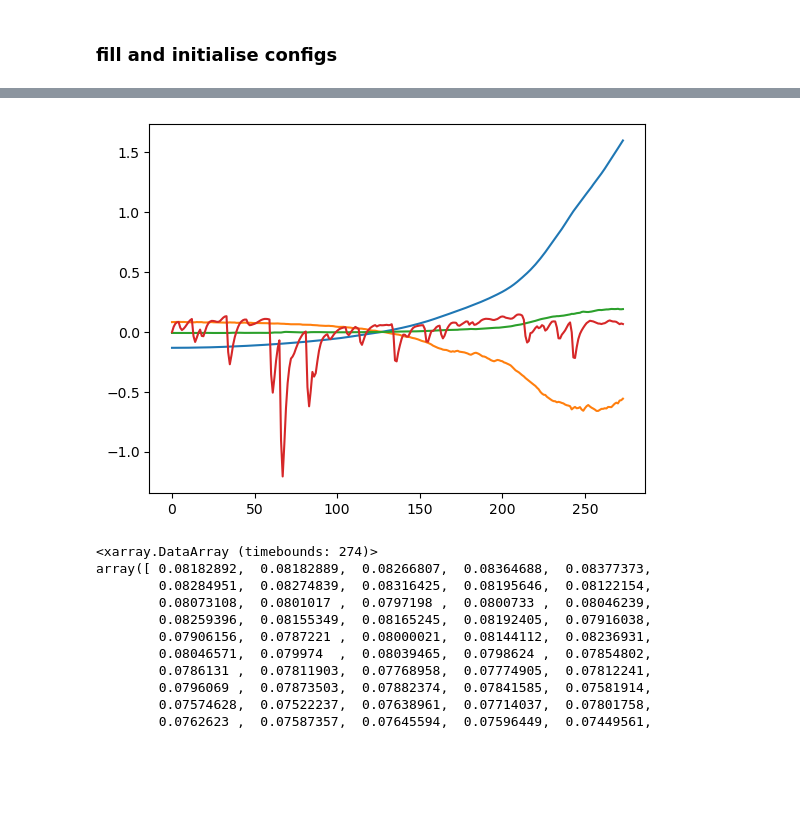
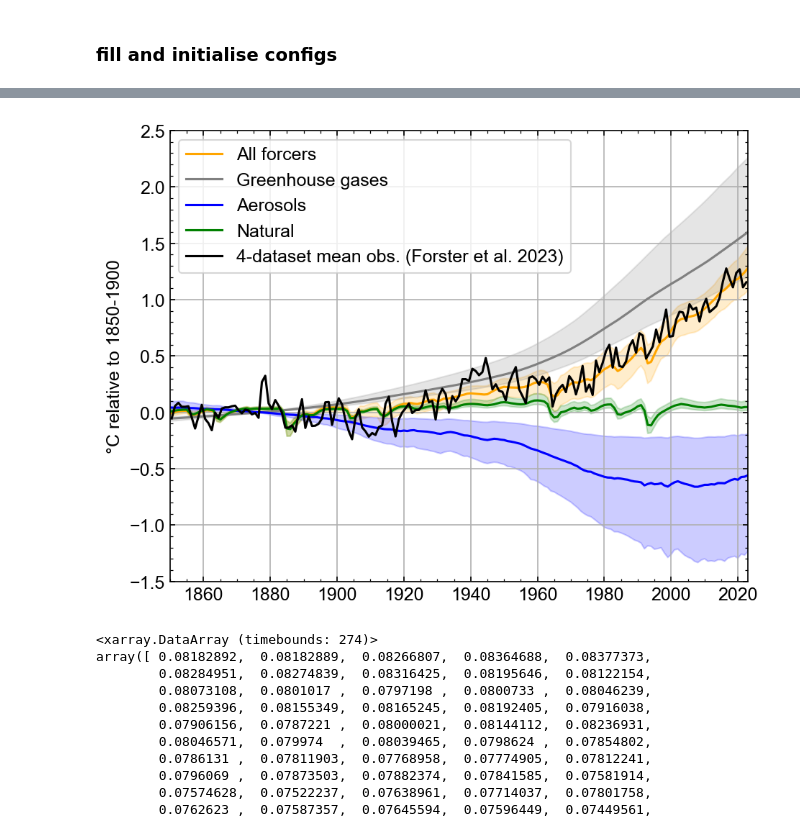
Before and after one commit to chrisroadmap/temperature-attribution, a Jupyter notebook: notebooks/run.ipynb, the cells around one changed output, grey strips where cells are left out. Saved outputs shown, nothing was run; the diff lists cells and outputs as text; code cells hidden in the pictures; blank space fills up the shorter version.

Commit message:
improve plot

```diff
--- a/notebooks/run.ipynb
+++ b/notebooks/run.ipynb
@@ -20,6 +20,8 @@ import matplotlib.pyplot as pl
 import numpy as np
 import pandas as pd
 import xarray as xr
+# %%
+pl.style.use('../defaults.mplstyle')
 # %%
 output_ensemble_size=841
 # %%
@@ -605,3 +605,6 @@ temp_other = (
     )
 )
 temp_all = ff.temperature.sel(scenario="all", layer=0) - ff.temperature.sel(scenario="all", layer=0, timebounds=base).mean(dim='timebounds')
+# %%
+df_obs = pd.read_csv('../data/observations/IGCC_GMST_1850-2022.csv', index_col=0)
+df_obs
@@ -608,10 +632,31 @@ temp_all = ff.temperature.sel(scenario="all", layer=0) - ff.temperature.sel(scen
 # %%
-pl.plot(temp_ghgs.median(dim="config"));
-pl.plot(temp_aerosols.median(dim="config"));
-pl.plot(temp_other.median(dim="config"));
-pl.plot(temp_natural.median(dim="config"));
+pl.fill_between(np.arange(1750, 2024), temp_all.quantile(0.05, dim="config"), temp_all.quantile(0.95, dim="config"), color='orange', alpha=0.2, lw=1)
+pl.plot(np.arange(1750, 2024), temp_all.median(dim="config"), color='orange', label='All forcers');
+
+pl.fill_between(np.arange(1750, 2024), temp_ghgs.quantile(0.05, dim="config"), temp_ghgs.quantile(0.95, dim="config"), color='0.5', alpha=0.2, lw=1)
+pl.plot(np.arange(1750, 2024), temp_ghgs.median(dim="config"), color='0.5', label='Greenhouse gases');
+
+pl.fill_between(np.arange(1750, 2024), temp_aerosols.quantile(0.05, dim="config"), temp_aerosols.quantile(0.95, dim="config"), color='blue', alpha=0.2, lw=1)
+pl.plot(np.arange(1750, 2024), temp_aerosols.median(dim="config"), color='blue', label='Aerosols');
+
+#pl.plot(np.arange(1750, 2024), temp_other.median(dim="config"), color='green')
+
+pl.fill_between(np.arange(1750, 2024), temp_natural.quantile(0.05, dim="config"), temp_natural.quantile(0.95, dim="config"), color='green', alpha=0.2, lw=1)
+pl.plot(np.arange(1750, 2024), temp_natural.median(dim="config"), color='green', label='Natural');
+pl.plot(df_obs.gmst, color='k', label='4-dataset mean obs. (Forster et al. 2023)')
+
+pl.ylabel('°C relative to 1850-1900')
+pl.legend();
+pl.grid()
+
+pl.xlim(1850, 2023)
+pl.ylim(-1.5, 2.5)
+
+os.makedirs('../plots/', exist_ok=True)
+pl.tight_layout()
+pl.savefig('../plots/attributed_warming_rel1850-1900.png')
 # %% [output]
-[figure, old version]
+[figure, new version]
 # %%
 temp_aerosols.median(dim="config")
 # %% [output]
```
Also changed, not shown: parts of 10 cells of this notebook, 4 other files.
